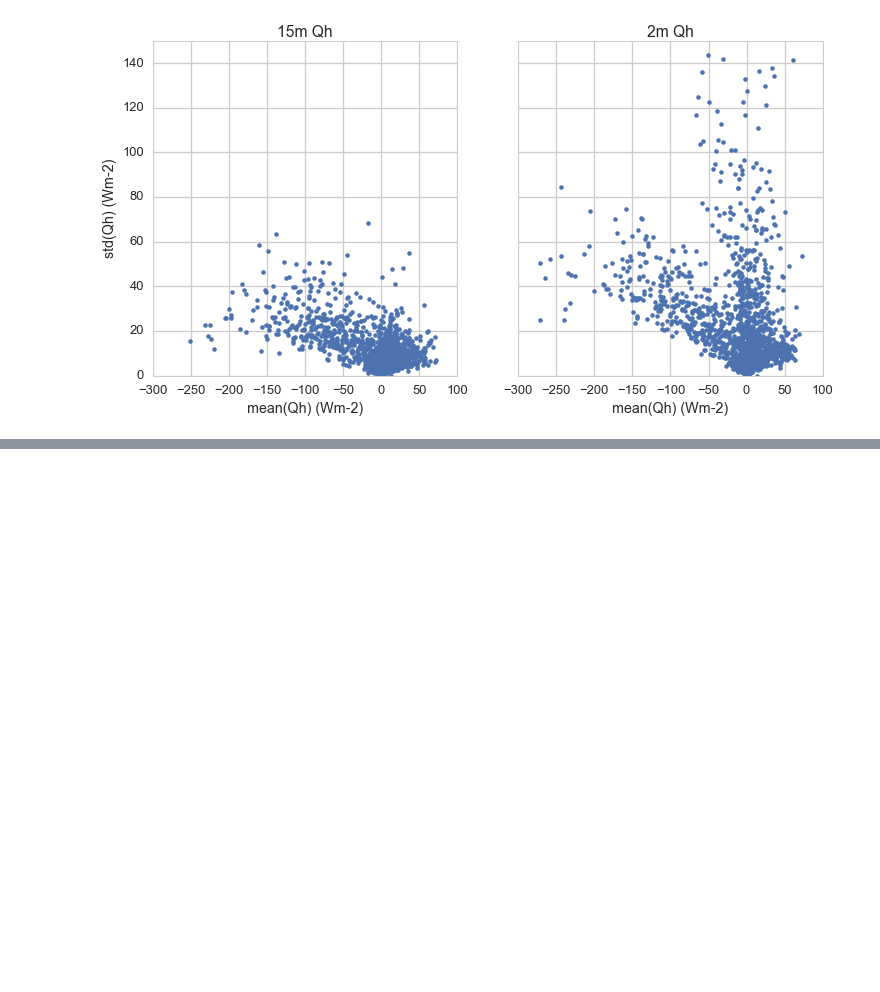
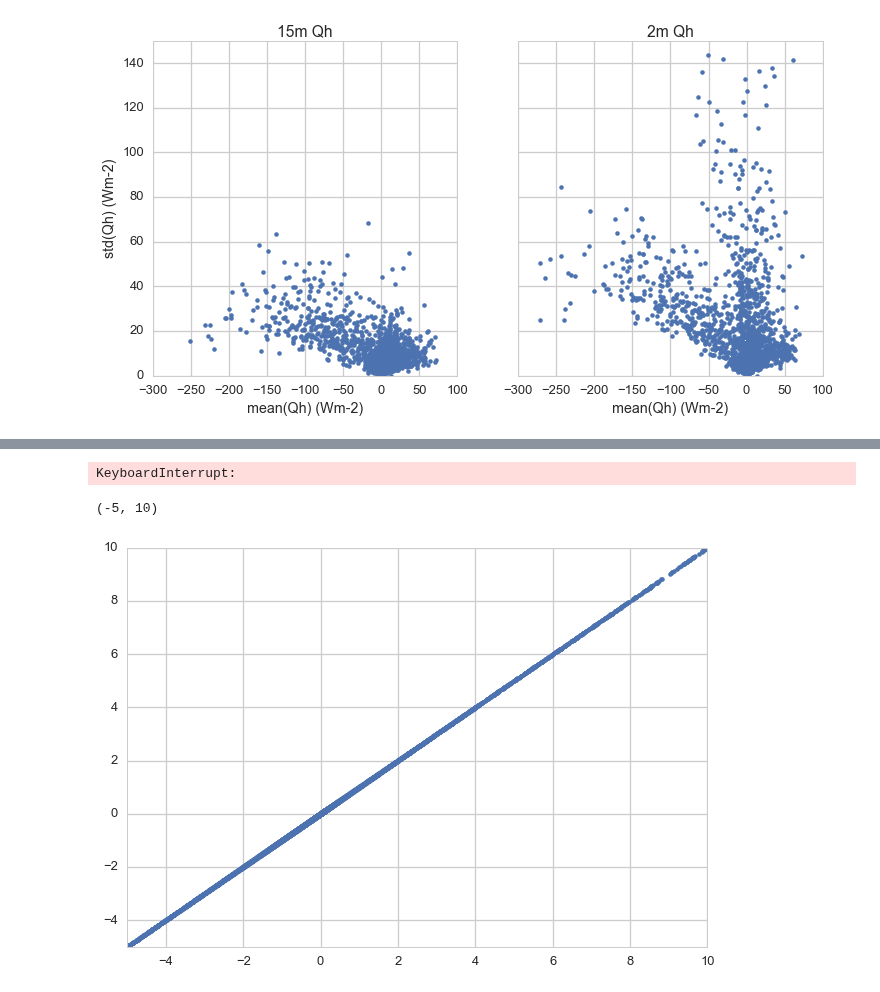
Before and after one commit to klapo/TurbulenceFeedbacks, a Jupyter notebook: TF.VariableObs.ipynb, the cells around one changed output, grey strips where cells are left out. Cells and saved outputs as stored; diff of their text form; code cells hidden in the pictures; blank space fills up the shorter version.

```diff
--- a/TF.VariableObs.ipynb
+++ b/TF.VariableObs.ipynb
@@ -305,0 +377,41 @@ ax.set_xlabel('mean(Qh) (Wm-2)')
+# %%
+# -------------------------------------------------------------------------------------------------------
+# Gradient Richardson Number at each station
+# NOT LOG GRADIENT
+gradRi,_,_ = turbpy.bulkRichardson(Atower.T_0_5m + 273.15,
+                                   Atower.T_1m + 273.15,
+                                   Atower.UBar_5m - Atower.UBar_1m,
+                                   4.,
+                                  )
+Atower['gradRi'] = gradRi
+
+# -------------------------------------------------------------------------------------------------------
+# RiBulk from station averaged variables
+gradRi_spatialMean,_,_ = turbpy.bulkRichardson(Atower.T_0_5m.mean(dim='station') + 273.15,
+                                               Atower.T_1m.mean(dim='station') + 273.15,
+                                               Atower.UBar_5m.mean(dim='station')
+                                               - Atower.UBar_1m.mean(dim='station'),
+                                               4.,
+                                              )
+Atower['gradRi_spatialMean'] = (('time'), gradRi_spatialMean)
+
+# -------------------------------------------------------------------------------------------------------
+# LOG GRADIENT - This result is identical to the log-gradient method above with the downside of being much
+# more computationally expensive
+# gradRiA = np.zeros_like(Atower.T_0_5m.values)
+# for ns, s in enumerate(Atower.station):
+#     for nt, t in enumerate(Atower.time.values):
+#         T5 = Atower.sel(station=s).T_0_5m.values[nt]
+#         T1 = Atower.sel(station=s).T_1m.values[nt]
+#         U5 = Atower.sel(station=s).UBar_5m.values[nt]
+#         U1 = Atower.sel(station=s).UBar_1m.values[nt]
+#         gradRiA[nt, ns], _ = gradRichardson(np.array((T5, T1)), np.array((U5, U1)), np.array((5., 1.)))
+# %% [output]
+KeyboardInterrupt:
+# %%
+plt.plot(Atower.gradRi.sel(station=Atower.station[0]), gradRi[:, 0], '.')
+plt.gca().set_xlim(-5,10)
+plt.gca().set_ylim(-5,10)
+# %% [output]
+(-5, 10)
+[figure, added]
```
Also changed, not shown: parts of 17 cells of this notebook.
